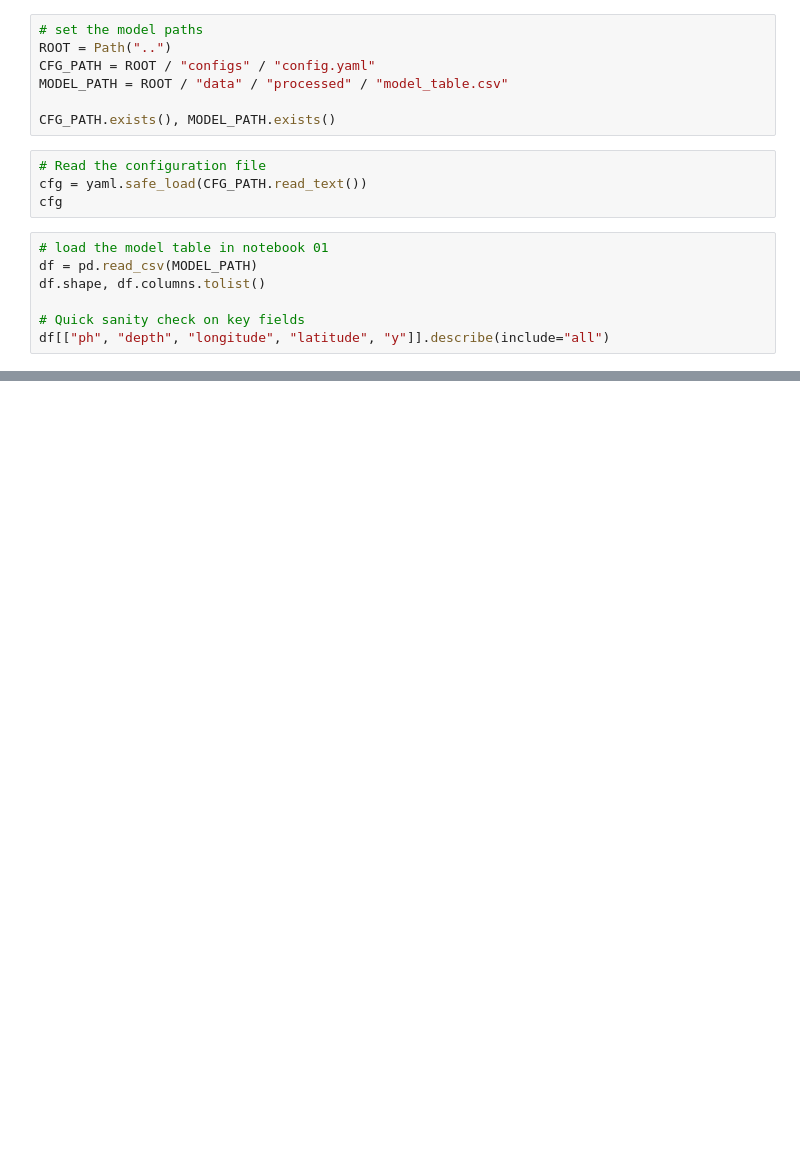
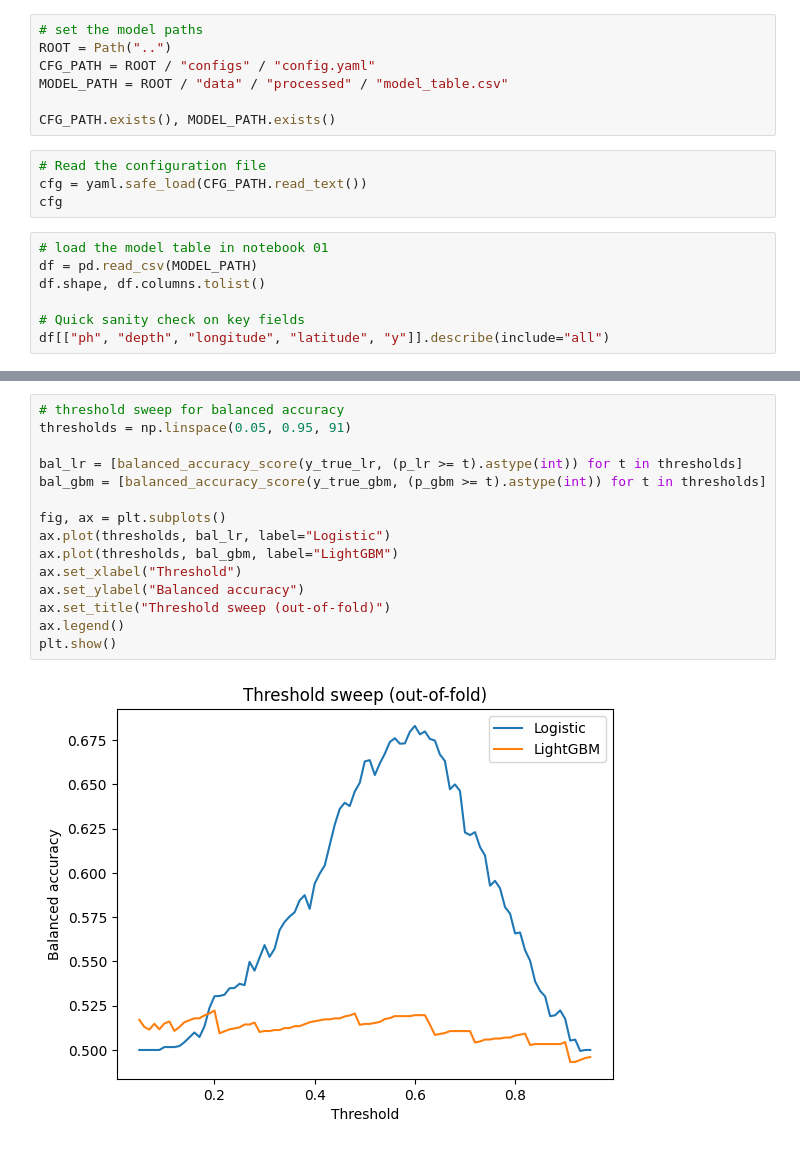
Before and after one commit to clowusu13/spatial_risk_modeling, a Jupyter notebook: notebooks/02_spatial_cv_and_baseline.ipynb, the cells around one changed output, grey strips where cells are left out. Drawn from its saved outputs; the diff is of its cells as text; blank space fills up the shorter version.

```diff
--- a/notebooks/02_spatial_cv_and_baseline.ipynb
+++ b/notebooks/02_spatial_cv_and_baseline.ipynb
@@ -78,0 +271,17 @@ baseline_pipe = Pipeline([
+# %%
+# threshold sweep for balanced accuracy
+thresholds = np.linspace(0.05, 0.95, 91)
+
+bal_lr = [balanced_accuracy_score(y_true_lr, (p_lr >= t).astype(int)) for t in thresholds]
+bal_gbm = [balanced_accuracy_score(y_true_gbm, (p_gbm >= t).astype(int)) for t in thresholds]
+
+fig, ax = plt.subplots()
+ax.plot(thresholds, bal_lr, label="Logistic")
+ax.plot(thresholds, bal_gbm, label="LightGBM")
+ax.set_xlabel("Threshold")
+ax.set_ylabel("Balanced accuracy")
+ax.set_title("Threshold sweep (out-of-fold)")
+ax.legend()
+plt.show()
+# %% [output]
+[figure, added]
```
Also changed, not shown: parts of 20 cells of this notebook.
